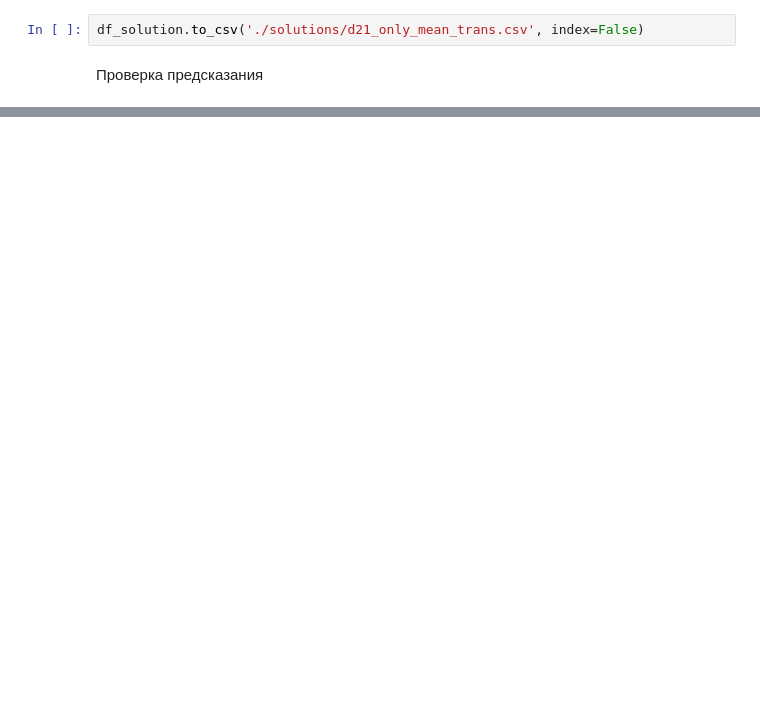
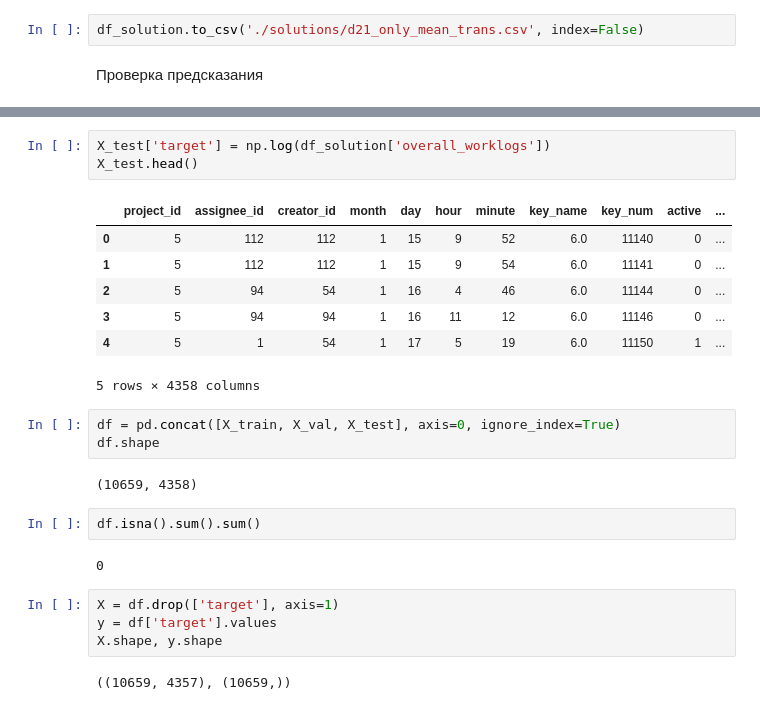
Before and after one commit to TayJen/hackathon_algu2022, a Jupyter notebook: H_ALGU_2022_Best_Old_Advance.ipynb, the cells around one changed output, grey strips where cells are left out. Saved outputs shown, nothing was run; the diff lists cells and outputs as text; blank space fills up the shorter version.

```diff
--- a/H_ALGU_2022_Best_Old_Advance.ipynb
+++ b/H_ALGU_2022_Best_Old_Advance.ipynb
@@ -480,0 +634,26 @@ df_solution.head()
+# %%
+X_test['target'] = np.log(df_solution['overall_worklogs'])
+X_test.head()
+# %% [output]
+|  | project_id | assignee_id | creator_id | month | day | hour | minute | key_name | key_num | active | ... |
+| 0 | 5 | 112 | 112 | 1 | 15 | 9 | 52 | 6.0 | 11140 | 0 | ... |
+| 1 | 5 | 112 | 112 | 1 | 15 | 9 | 54 | 6.0 | 11141 | 0 | ... |
+| 2 | 5 | 94 | 54 | 1 | 16 | 4 | 46 | 6.0 | 11144 | 0 | ... |
+| 3 | 5 | 94 | 94 | 1 | 16 | 11 | 12 | 6.0 | 11146 | 0 | ... |
+| 4 | 5 | 1 | 54 | 1 | 17 | 5 | 19 | 6.0 | 11150 | 1 | ... |
+5 rows × 4358 columns
+# %%
+df = pd.concat([X_train, X_val, X_test], axis=0, ignore_index=True)
+df.shape
+# %% [output]
+(10659, 4358)
+# %%
+df.isna().sum().sum()
+# %% [output]
+0
+# %%
+X = df.drop(['target'], axis=1)
+y = df['target'].values
+X.shape, y.shape
+# %% [output]
+((10659, 4357), (10659,))
```
Also changed, not shown: parts of 31 cells of this notebook.
